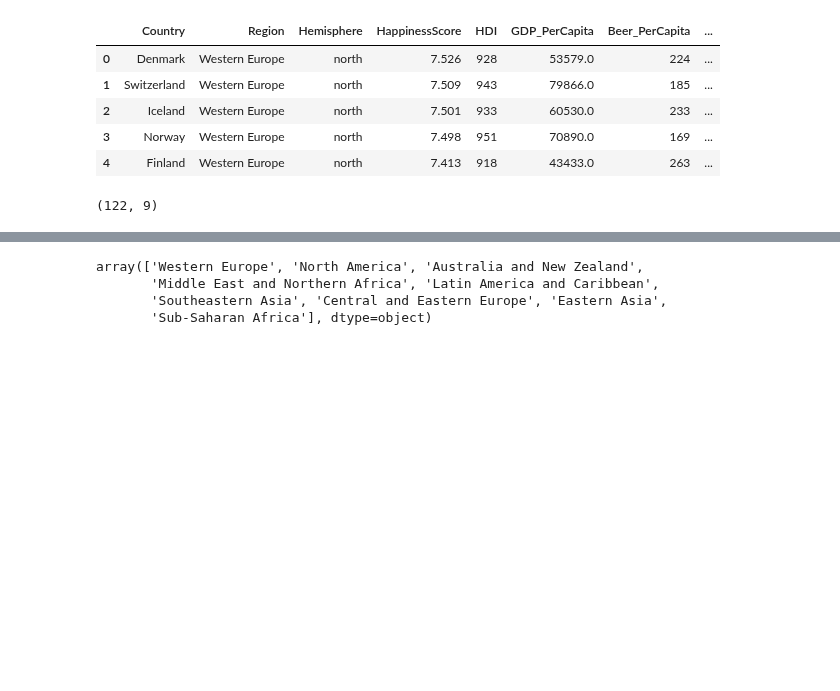
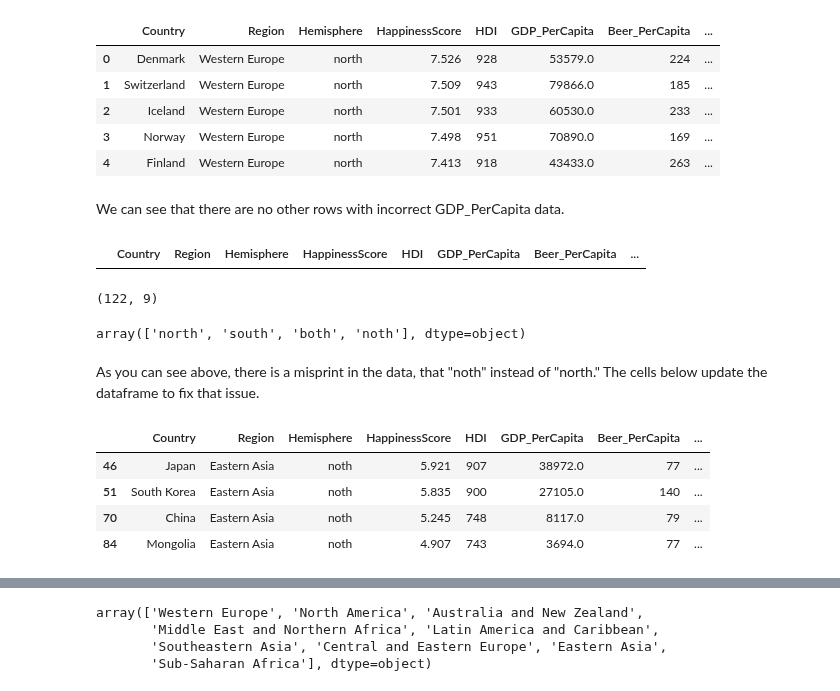
Before and after one commit to mattcaseycpa/project1, a Jupyter notebook: project.ipynb, the cells around one changed output, grey strips where cells are left out. Drawn from its saved outputs; the diff is of its cells as text; code cells hidden in the pictures; blank space fills up the shorter version.

```diff
--- a/project.ipynb
+++ b/project.ipynb
@@ -46,8 +65,31 @@ data_df.head()
 | 2 | Iceland | Western Europe | north | 7.501 | 933 | 60530.0 | 233 | ... |
 | 3 | Norway | Western Europe | north | 7.498 | 951 | 70890.0 | 169 | ... |
 | 4 | Finland | Western Europe | north | 7.413 | 918 | 43433.0 | 263 | ... |
+# %% [markdown]
+We can see that there are no other rows with incorrect GDP_PerCapita data.
+# %%
+data_df.loc[
+    data_df["GDP_PerCapita"] % 1 > 0, :
+].head()
+# %% [output]
+|  | Country | Region | Hemisphere | HappinessScore | HDI | GDP_PerCapita | Beer_PerCapita | ... |
 # %%
 #shape of dataframe
 data_df.shape
 # %% [output]
 (122, 9)
+# %%
+#unique hemispheres
+data_df["Hemisphere"].unique()
+# %% [output]
+array(['north', 'south', 'both', 'noth'], dtype=object)
+# %% [markdown]
+As you can see above, there is a misprint in the data, that "noth" instead of "north." The cells below update the dataframe to fix that issue.
+# %%
+data_df.loc[data_df["Hemisphere"] == 'noth',:]
+# %% [output]
+|  | Country | Region | Hemisphere | HappinessScore | HDI | GDP_PerCapita | Beer_PerCapita | ... |
+| 46 | Japan | Eastern Asia | noth | 5.921 | 907 | 38972.0 | 77 | ... |
+| 51 | South Korea | Eastern Asia | noth | 5.835 | 900 | 27105.0 | 140 | ... |
+| 70 | China | Eastern Asia | noth | 5.245 | 748 | 8117.0 | 79 | ... |
+| 84 | Mongolia | Eastern Asia | noth | 4.907 | 743 | 3694.0 | 77 | ... |
```
Also changed, not shown: parts of 22 cells of this notebook.
